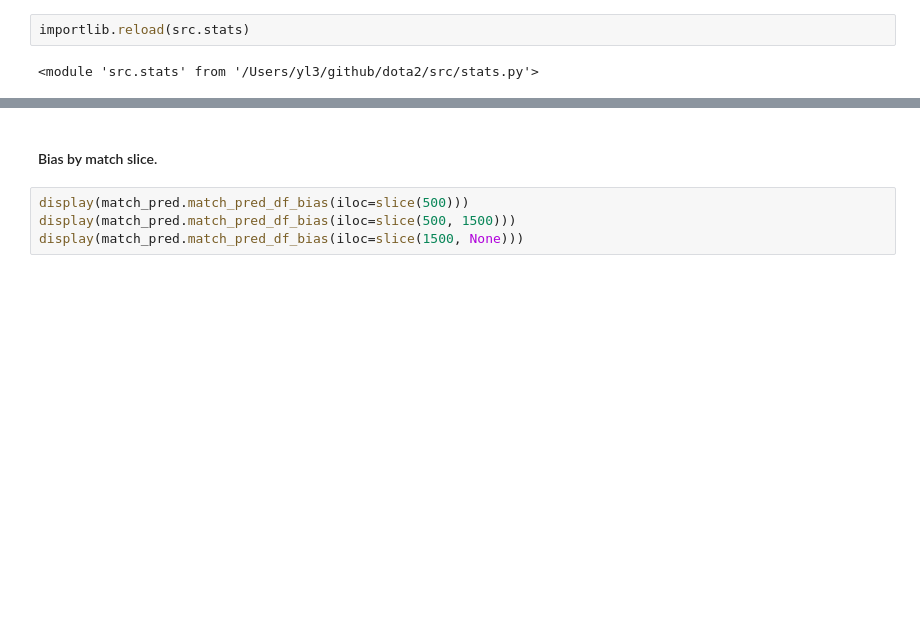
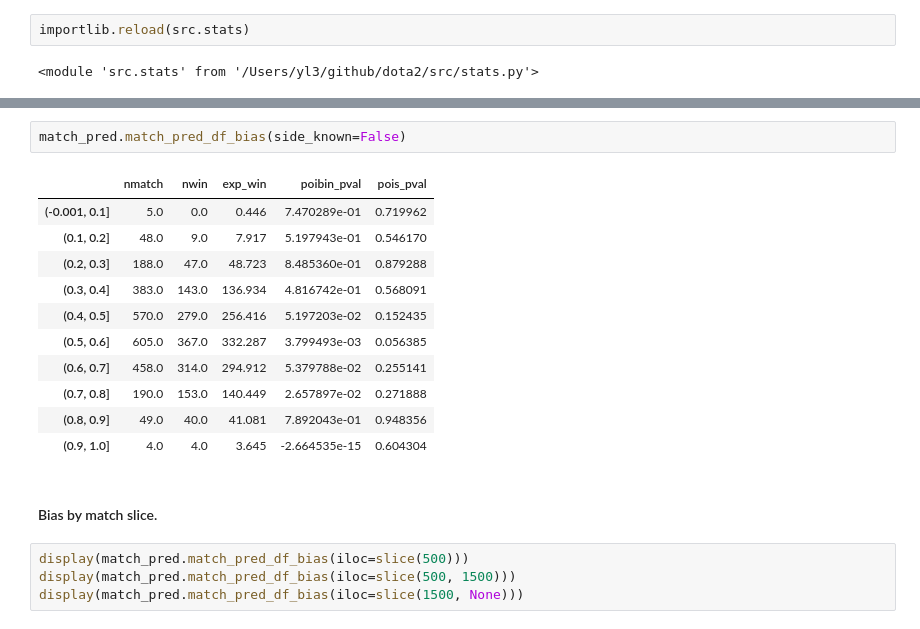
Before and after one commit to yl3/dota2, a Jupyter notebook: notebooks/13-initial_exploration_of_predictions.20190809.ipynb, the cells around one changed output, grey strips where cells are left out. Drawn from its saved outputs; the diff is of its cells as text; blank space fills up the shorter version.

```diff
--- a/notebooks/13-initial_exploration_of_predictions.20190809.ipynb
+++ b/notebooks/13-initial_exploration_of_predictions.20190809.ipynb
@@ -363,3 +396,17 @@ match_pred = src.stats.MatchPred(matches, match_pred_df, skills_mat)
+# %%
+match_pred.match_pred_df_bias(side_known=False)
+# %% [output]
+|  | nmatch | nwin | exp_win | poibin_pval | pois_pval |
+| (-0.001, 0.1] | 5.0 | 0.0 | 0.446 | 7.470289e-01 | 0.719962 |
+| (0.1, 0.2] | 48.0 | 9.0 | 7.917 | 5.197943e-01 | 0.546170 |
+| (0.2, 0.3] | 188.0 | 47.0 | 48.723 | 8.485360e-01 | 0.879288 |
+| (0.3, 0.4] | 383.0 | 143.0 | 136.934 | 4.816742e-01 | 0.568091 |
+| (0.4, 0.5] | 570.0 | 279.0 | 256.416 | 5.197203e-02 | 0.152435 |
+| (0.5, 0.6] | 605.0 | 367.0 | 332.287 | 3.799493e-03 | 0.056385 |
+| (0.6, 0.7] | 458.0 | 314.0 | 294.912 | 5.379788e-02 | 0.255141 |
+| (0.7, 0.8] | 190.0 | 153.0 | 140.449 | 2.657897e-02 | 0.271888 |
+| (0.8, 0.9] | 49.0 | 40.0 | 41.081 | 7.892043e-01 | 0.948356 |
+| (0.9, 1.0] | 4.0 | 4.0 | 3.645 | -2.664535e-15 | 0.604304 |
 # %% [markdown]
 #### Bias by match slice.
 # %%
```
Also changed, not shown: parts of 15 cells of this notebook, 1 other file.
